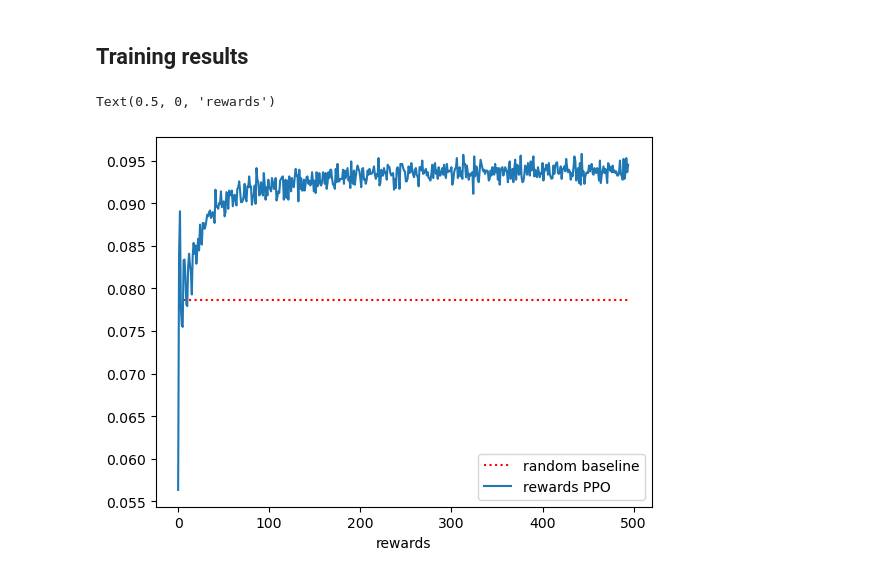
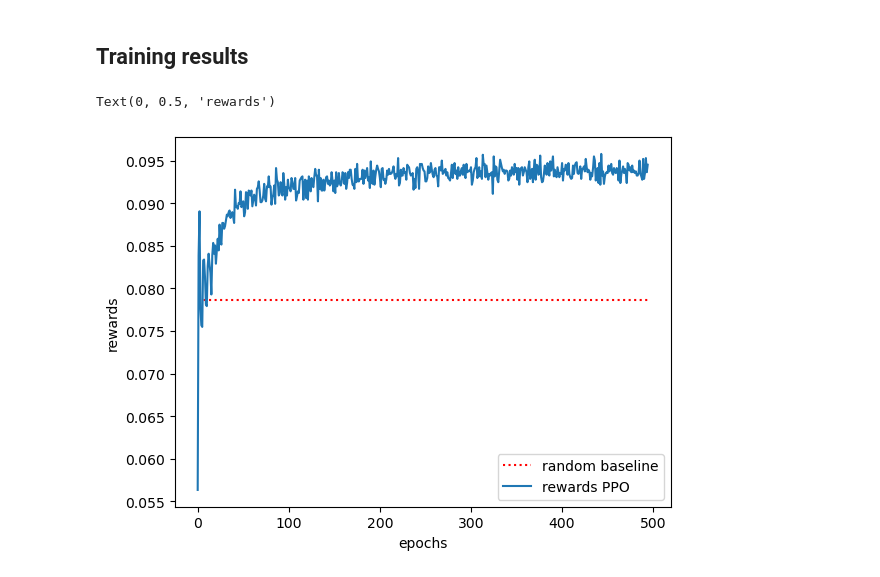
Before and after one commit to AlbertoSinigaglia/hangman-reinforcement-learning, a Jupyter notebook: hangman.ipynb, the cells around one changed output. Saved outputs shown, nothing was run; the diff lists cells and outputs as text; code cells hidden in the pictures.

```diff
--- a/hangman.ipynb
+++ b/hangman.ipynb
@@ -83,12 +83,12 @@ for _ in trange(1000):
 # %%
 import matplotlib.pyplot as plt
 N = 10
 rewards_history_ = np.reshape(rewards_history[:len(rewards_history) // N * N], (-1, N)).mean(axis=-1)
 plt.hlines(np.mean(random_rewards_history), 0, len(rewards_history_), color="red", linestyles="dotted")
 plt.plot(rewards_history_)
 plt.legend(["random baseline", "rewards PPO"])
 plt.xlabel("epochs")
-plt.xlabel("rewards")
+plt.ylabel("rewards")
 # %% [output]
-Text(0.5, 0, 'rewards')
+Text(0, 0.5, 'rewards')
-[figure, old version]
+[figure, new version]
```
